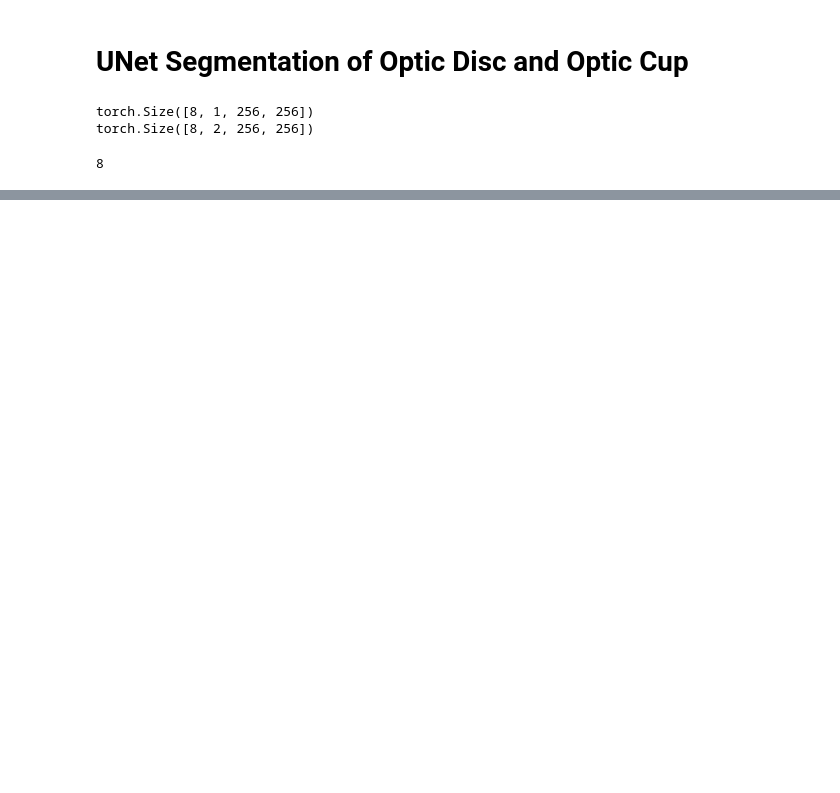
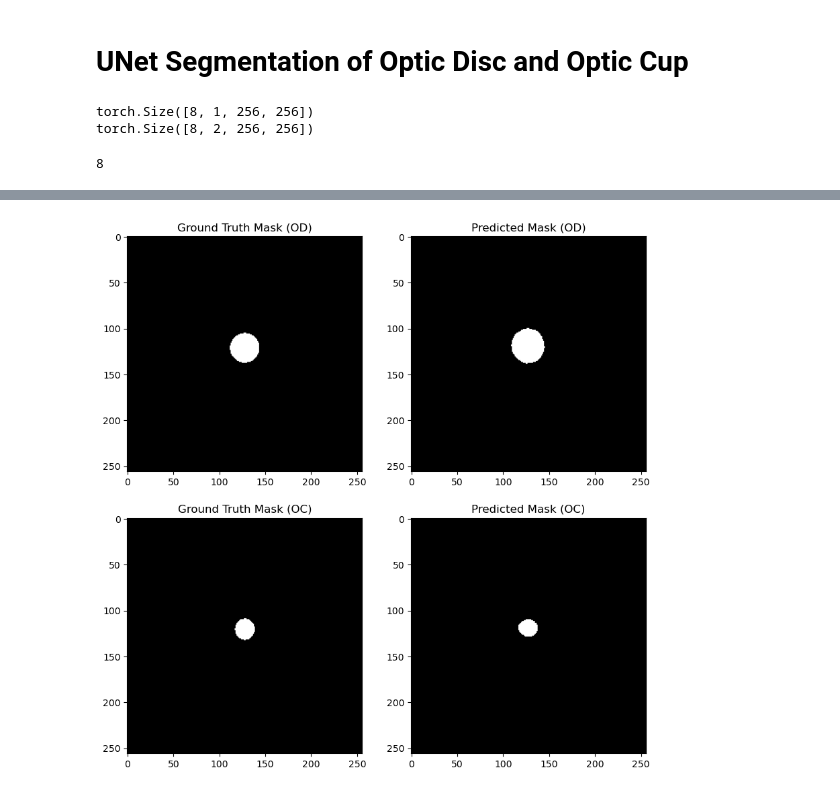
Before and after one commit to tc2fh/DISC_View, a Jupyter notebook: unet/unet_segmentation.ipynb, the cells around one changed output, grey strips where cells are left out. Saved outputs shown, nothing was run; the diff lists cells and outputs as text; code cells hidden in the pictures; blank space fills up the shorter version.

```diff
--- a/unet/unet_segmentation.ipynb
+++ b/unet/unet_segmentation.ipynb
@@ -114,0 +235,16 @@ torch.Size([8, 2, 256, 256])
+# %%
+# Next image:
+
+image = image_batch[1]
+mask = mask_batch[1]
+image = image.unsqueeze(0).to(device)
+mask = mask.to(device)
+
+with torch.no_grad():
+    pred = model(image)
+
+od_loss = loss(pred[0][0], mask[0])
+oc_loss = loss(pred[0][1], mask[1])
+
+print(f"Optic Disc Loss: {od_loss}")
+print(f"Optic Cup Loss: {oc_loss}")
@@ -114,0 +303,18 @@ torch.Size([8, 2, 256, 256])
+# %%
+fig, ax = plt.subplots(2, 2, figsize=(10,10))
+
+ax[0,0].imshow(mask[0], cmap='gray')
+ax[0,0].set_title("Ground Truth Mask (OD)")
+
+ax[0,1].imshow(pred_od, cmap='gray')
+ax[0,1].set_title("Predicted Mask (OD)")
+
+ax[1,0].imshow(mask[1], cmap='gray')
+ax[1,0].set_title("Ground Truth Mask (OC)")
+
+ax[1,1].imshow(pred_oc, cmap='gray')
+ax[1,1].set_title("Predicted Mask (OC)")
+
+plt.show()
+# %% [output]
+[figure, added]
```
Also changed, not shown: parts of 20 cells of this notebook.
